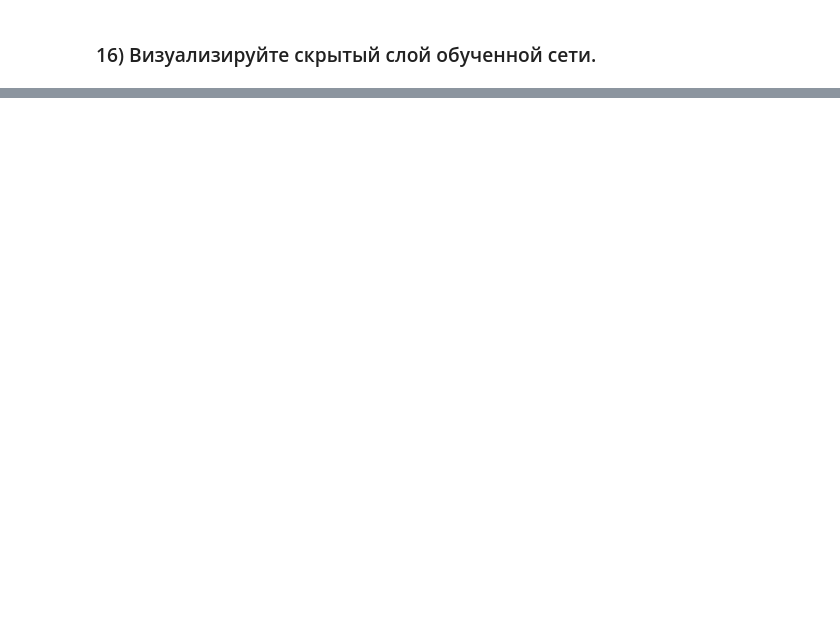
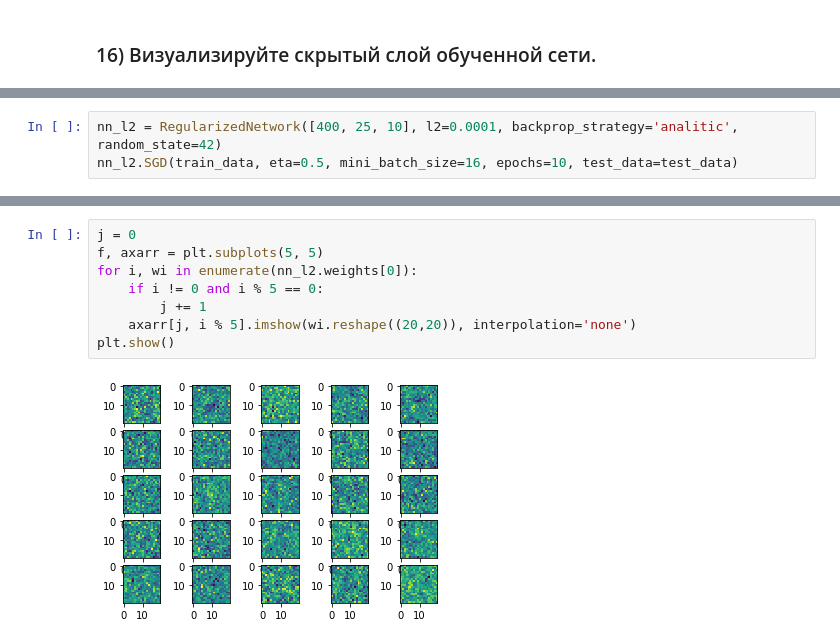
Before and after one commit to ByMyTry/MO_3sem, a Jupyter notebook: laba4/laba4.ipynb, the cells around one changed output, grey strips where cells are left out. Cells and saved outputs as stored; diff of their text form; blank space fills up the shorter version.

```diff
--- a/laba4/laba4.ipynb
+++ b/laba4/laba4.ipynb
@@ -441,0 +573,3 @@ plt.show()
+# %%
+nn_l2 = RegularizedNetwork([400, 25, 10], l2=0.0001, backprop_strategy='analitic', random_state=42)
+nn_l2.SGD(train_data, eta=0.5, mini_batch_size=16, epochs=10, test_data=test_data)
@@ -441,0 +588,10 @@ plt.show()
+# %%
+j = 0
+f, axarr = plt.subplots(5, 5)
+for i, wi in enumerate(nn_l2.weights[0]):
+    if i != 0 and i % 5 == 0:
+        j += 1
+    axarr[j, i % 5].imshow(wi.reshape((20,20)), interpolation='none')
+plt.show()
+# %% [output]
+[figure, added]
```
Also changed, not shown: parts of 39 cells of this notebook, 1 other file.
